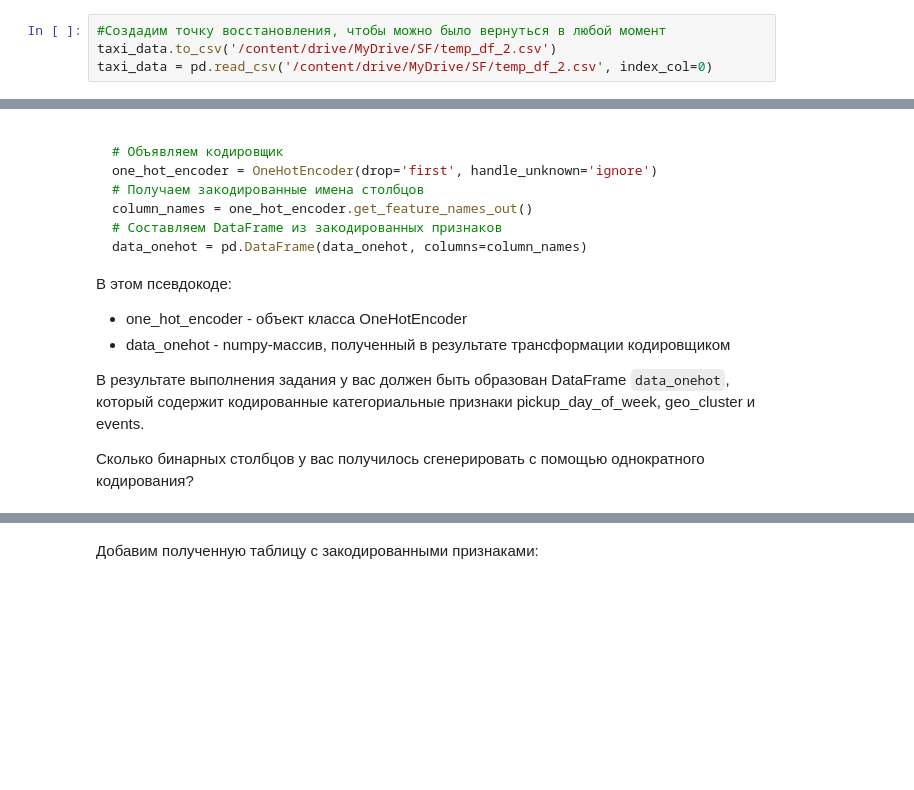
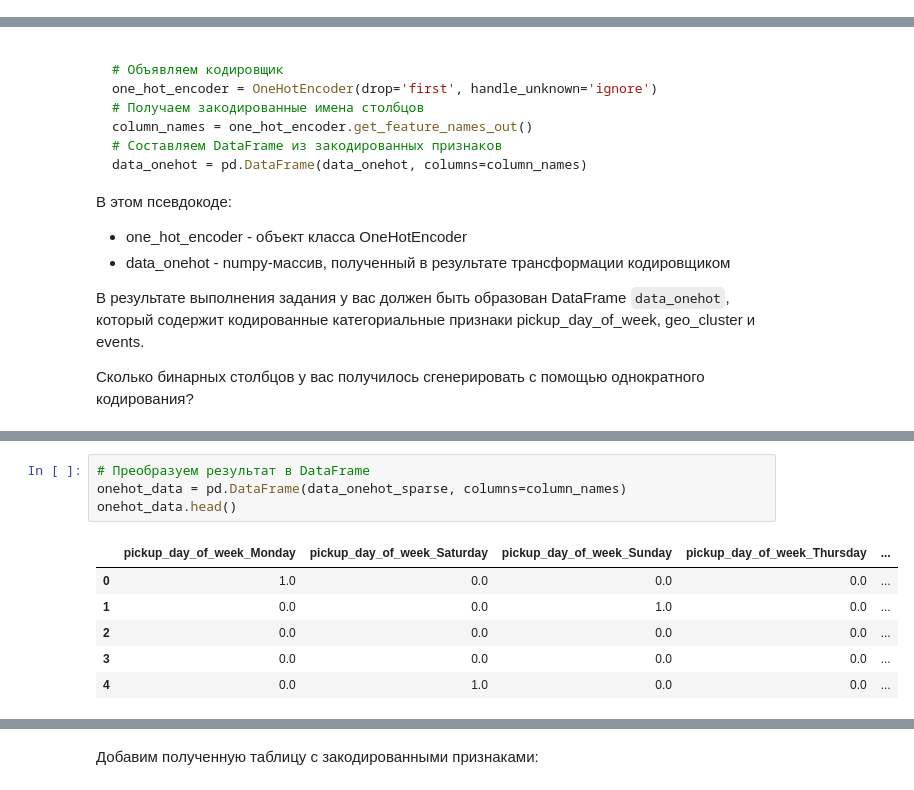
Before and after one commit to Losyash/pw_ii, a Jupyter notebook: notebook.ipynb, the cells around one changed output, grey strips where cells are left out. Cells and saved outputs as stored; diff of their text form; blank space fills up the shorter version.

```diff
--- a/notebook.ipynb
+++ b/notebook.ipynb
@@ -929,7 +930,3 @@ plt.show()
 # %% [output]
 [figure]
 [figure]
-# %%
-#Создадим точку восстановления, чтобы можно было вернуться в любой момент
-taxi_data.to_csv('/content/drive/MyDrive/SF/temp_df_2.csv')
-taxi_data = pd.read_csv('/content/drive/MyDrive/SF/temp_df_2.csv', index_col=0)
@@ -1012,0 +1063,11 @@ data_onehot = pd.DataFrame(data_onehot, columns=column_names)
+# %%
+# Преобразуем результат в DataFrame
+onehot_data = pd.DataFrame(data_onehot_sparse, columns=column_names)
+onehot_data.head()
+# %% [output]
+|  | pickup_day_of_week_Monday | pickup_day_of_week_Saturday | pickup_day_of_week_Sunday | pickup_day_of_week_Thursday | ... |
+| 0 | 1.0 | 0.0 | 0.0 | 0.0 | ... |
+| 1 | 0.0 | 0.0 | 1.0 | 0.0 | ... |
+| 2 | 0.0 | 0.0 | 0.0 | 0.0 | ... |
+| 3 | 0.0 | 0.0 | 0.0 | 0.0 | ... |
+| 4 | 0.0 | 1.0 | 0.0 | 0.0 | ... |
```
Also changed, not shown: parts of 35 cells of this notebook.
